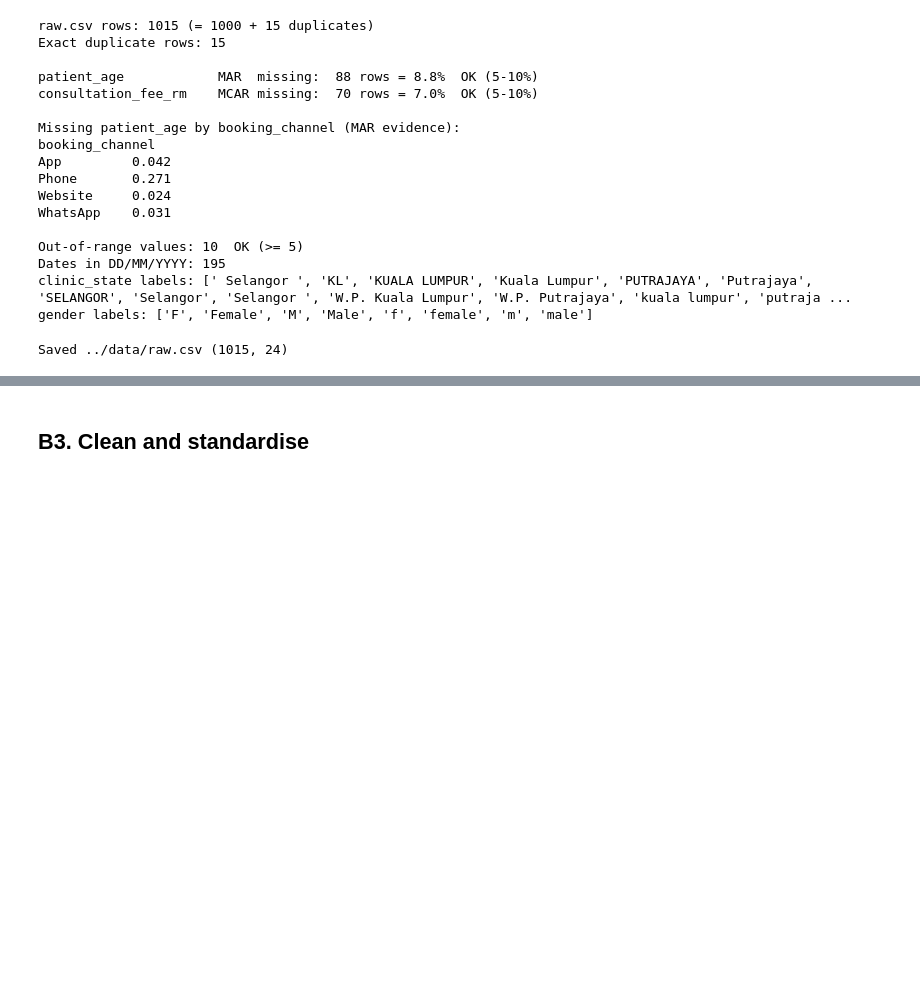
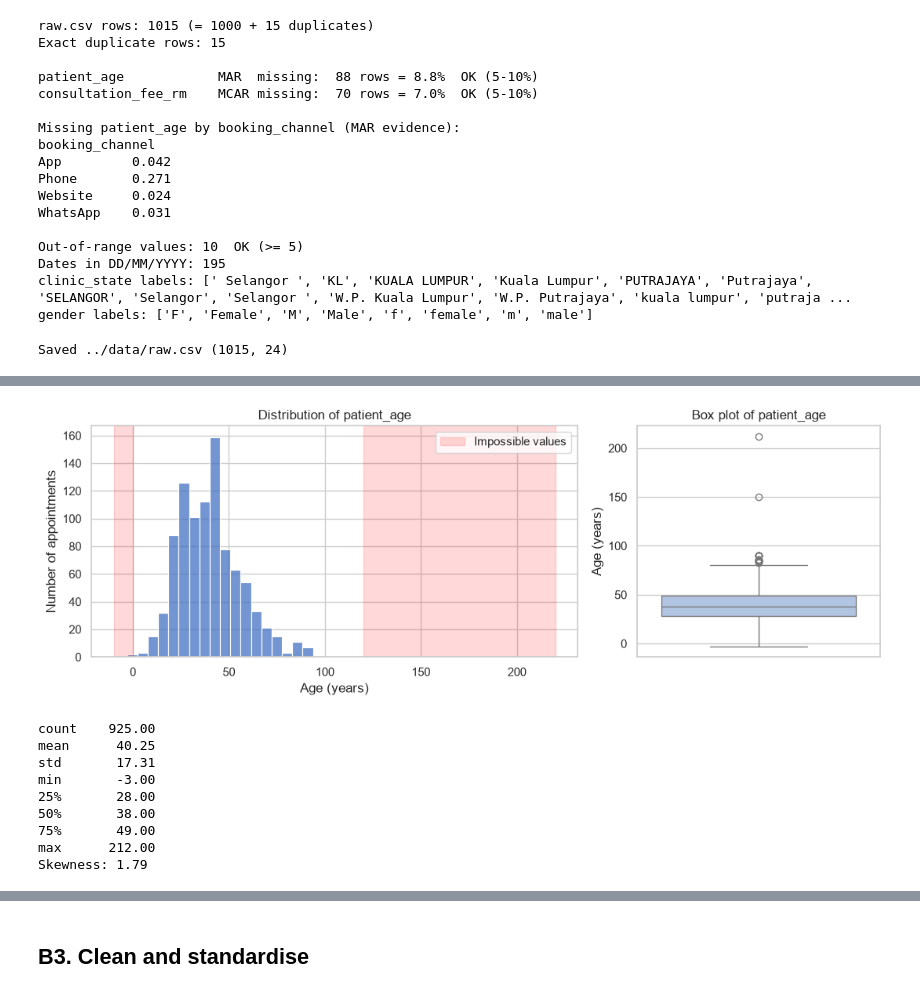
Before and after one commit to qist-tuah/WIE3007_A1_23001946, a Jupyter notebook: notebook/WIE3007_A1_23001946.ipynb, the cells around one changed output, grey strips where cells are left out. Saved outputs shown, nothing was run; the diff lists cells and outputs as text; code cells hidden in the pictures; blank space fills up the shorter version.

```diff
--- a/notebook/WIE3007_A1_23001946.ipynb
+++ b/notebook/WIE3007_A1_23001946.ipynb
@@ -360,0 +514,26 @@ Saved ../data/raw.csv (1015, 24)
+# %%
+# ---------- B2.5 Univariate visualisation: patient_age ----------
+fig, axes = plt.subplots(1, 2, figsize=(11, 4), gridspec_kw={"width_ratios": [2, 1]})
+sns.histplot(raw["patient_age"].dropna(), bins=40, ax=axes[0], color="#4472c4")
+axes[0].axvspan(-10, 0, color="red", alpha=0.15)
+axes[0].axvspan(120, 220, color="red", alpha=0.15, label="Impossible values")
+axes[0].set(title="Distribution of patient_age", xlabel="Age (years)", ylabel="Number of appointments")
+axes[0].legend()
+sns.boxplot(y=raw["patient_age"], ax=axes[1], color="#a9c4eb")
+axes[1].set(title="Box plot of patient_age", ylabel="Age (years)")
+plt.tight_layout()
+plt.savefig(FIG_DIR + "b2_univariate_age.png", dpi=150, bbox_inches="tight")
+plt.show()
+print(raw["patient_age"].describe().round(2).to_string())
+print(f"Skewness: {raw['patient_age'].skew():.2f}")
+# %% [output]
+[figure, added]
+count    925.00
+mean      40.25
+std       17.31
+min       -3.00
+25%       28.00
+50%       38.00
+75%       49.00
+max      212.00
+Skewness: 1.79
```
Also changed, not shown: parts of 11 cells of this notebook, 6 other files.
